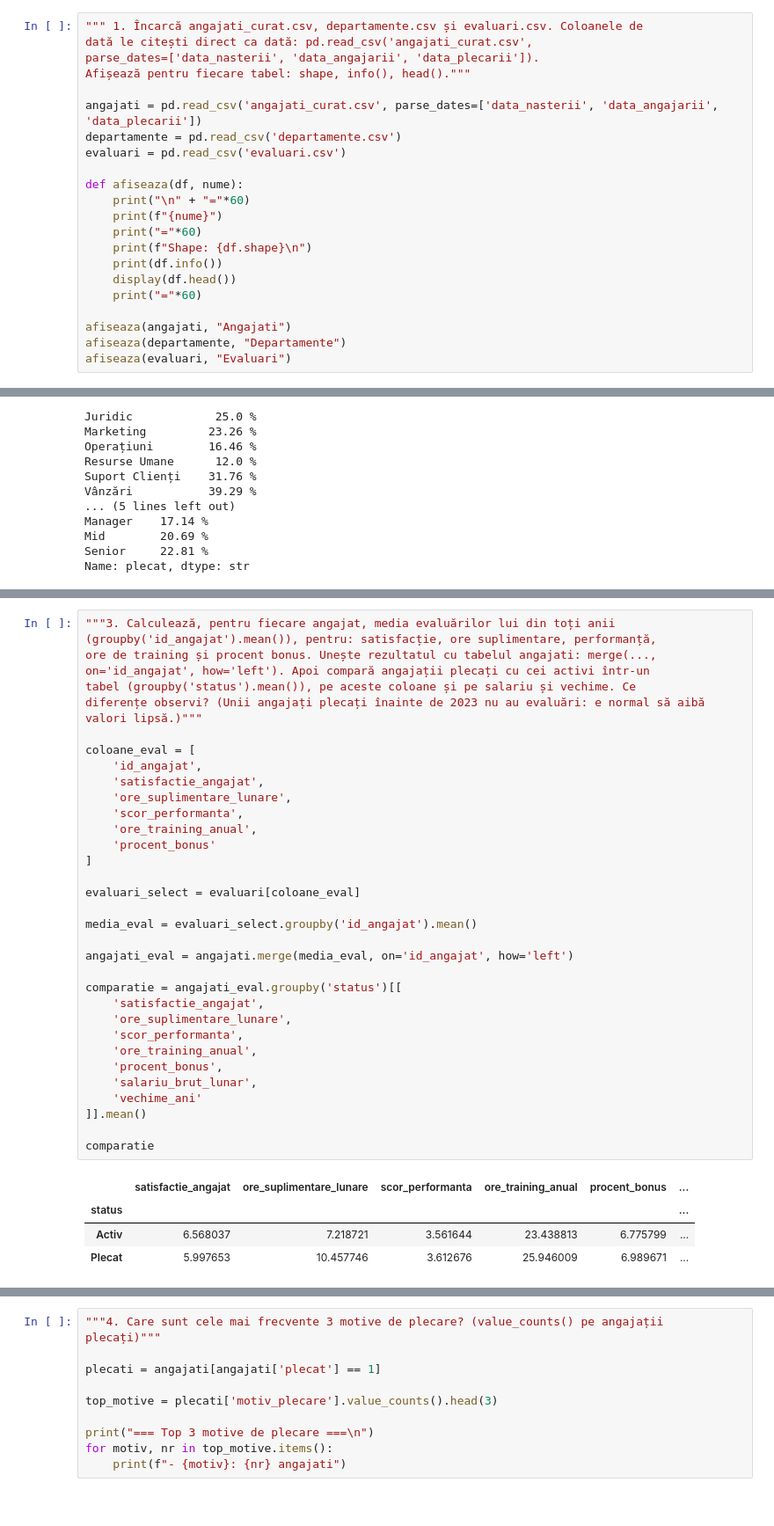
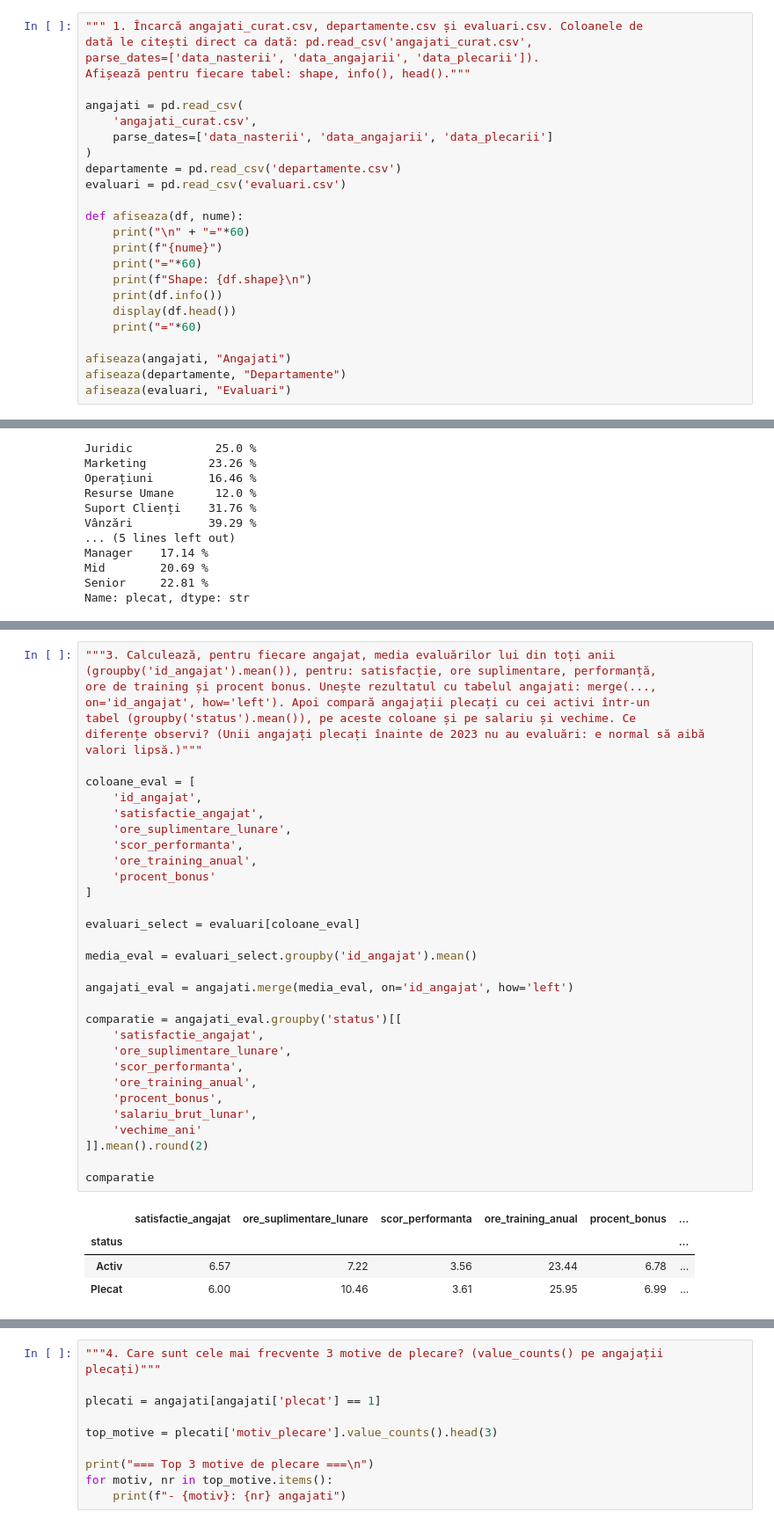
Before and after one commit to CristianaTrandafir/Proiect_Final_TrandafirCristiana, a Jupyter notebook: 02_Python_analiza.ipynb, the cells around one changed output, grey strips where cells are left out. Shown at 88% size. Cells and saved outputs as stored; diff of their text form.

```diff
--- a/02_Python_analiza.ipynb
+++ b/02_Python_analiza.ipynb
@@ -12,7 +12,10 @@ dată le citești direct ca dată: pd.read_csv('angajati_curat.csv',
 parse_dates=['data_nasterii', 'data_angajarii', 'data_plecarii']).
 Afișează pentru fiecare tabel: shape, info(), head()."""
 
-angajati = pd.read_csv('angajati_curat.csv', parse_dates=['data_nasterii', 'data_angajarii', 'data_plecarii'])
+angajati = pd.read_csv(
+    'angajati_curat.csv',
+    parse_dates=['data_nasterii', 'data_angajarii', 'data_plecarii']
+)
 departamente = pd.read_csv('departamente.csv')
 evaluari = pd.read_csv('evaluari.csv')
 
@@ -296,36 +299,36 @@ diferențe observi? (Unii angajați plecați înainte de 2023 nu au evaluări: e
 valori lipsă.)"""
 
 coloane_eval = [
     'id_angajat',
     'satisfactie_angajat',
     'ore_suplimentare_lunare',
     'scor_performanta',
     'ore_training_anual',
     'procent_bonus'
 ]
 
 evaluari_select = evaluari[coloane_eval]
 
 media_eval = evaluari_select.groupby('id_angajat').mean()
 
 angajati_eval = angajati.merge(media_eval, on='id_angajat', how='left')
 
 comparatie = angajati_eval.groupby('status')[[
     'satisfactie_angajat',
     'ore_suplimentare_lunare',
     'scor_performanta',
     'ore_training_anual',
     'procent_bonus',
     'salariu_brut_lunar',
     'vechime_ani'
-]].mean()
+]].mean().round(2)
 
 comparatie
 # %% [output]
 |  | satisfactie_angajat | ore_suplimentare_lunare | scor_performanta | ore_training_anual | procent_bonus | ... |
 | status |  |  |  |  |  | ... |
-| Activ | 6.568037 | 7.218721 | 3.561644 | 23.438813 | 6.775799 | ... |
-| Plecat | 5.997653 | 10.457746 | 3.612676 | 25.946009 | 6.989671 | ... |
+| Activ | 6.57 | 7.22 | 3.56 | 23.44 | 6.78 | ... |
+| Plecat | 6.00 | 10.46 | 3.61 | 25.95 | 6.99 | ... |
 # %% [markdown]
 ##### Media evaluarilor pe angajat si comparatie intre angajatii activi si plecati
 ###### In acest pas am folosit tabelul evaluari pentru a calcula media evaluarilor pe fiecare angajat: satisfactie, ore suplimentare, performanta, ore de training anual si procent bonus. Apoi am unit aceste rezultate cu tabelul angajati printr-un merge pe `id_angajat`. La final am comparat angajatii activi cu cei plecati pentru a observa diferentele pe acesti indicatori, plus salariu si vechime. Este normal ca angajatii plecati inainte de 2023 sa nu aiba evaluari, deci apar valori lipsa.
```
Also changed, not shown: parts of 7 cells of this notebook.
